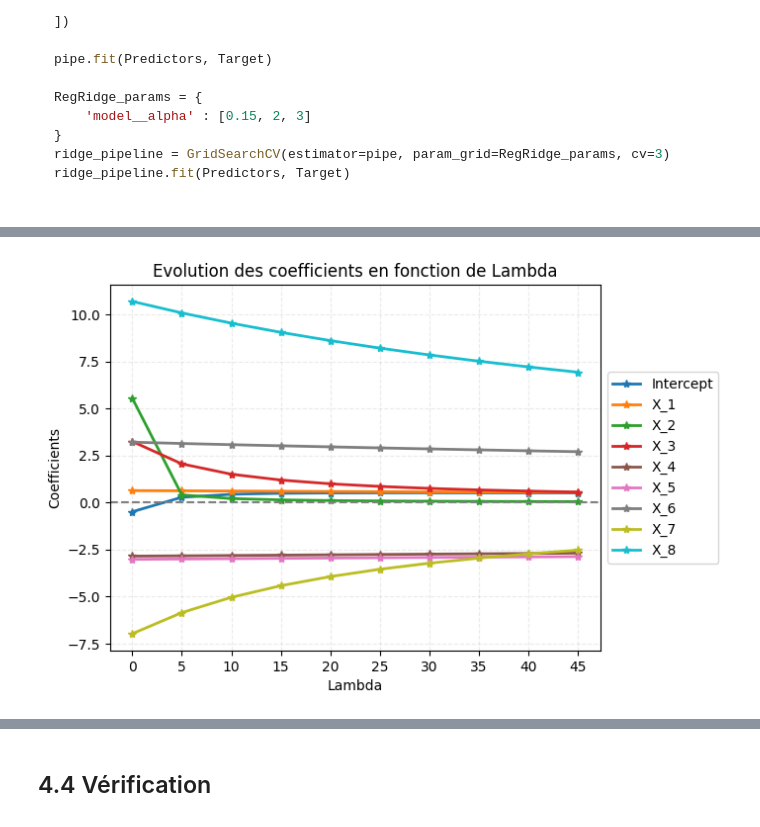
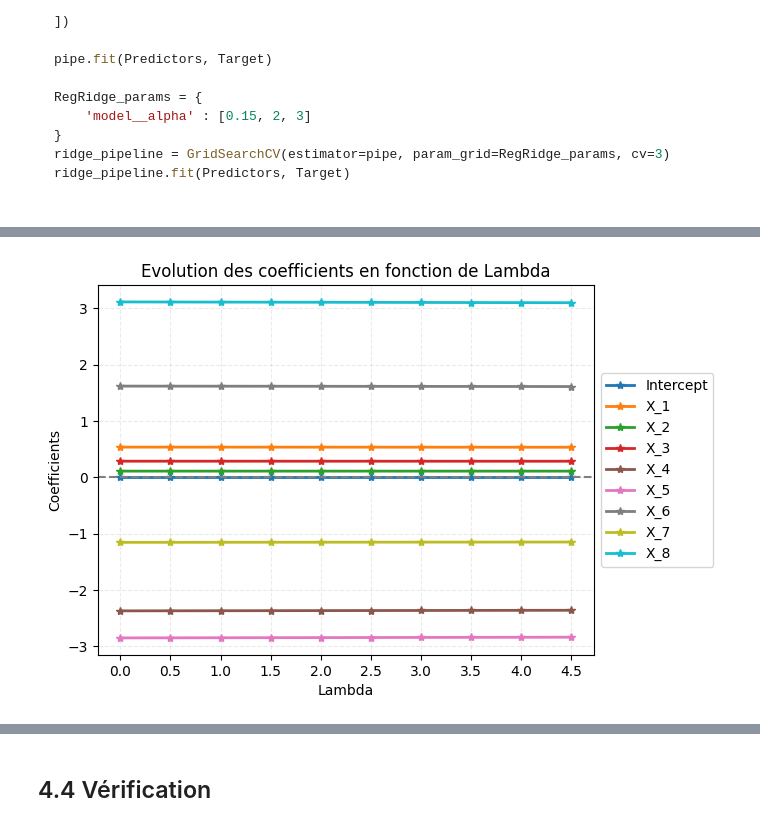
Before and after one commit to beng-one/Simulation-Ridge-Lasso-SRL, a Jupyter notebook: Simulation.ipynb, the cells around one changed output, grey strips where cells are left out. Cells and saved outputs as stored; diff of their text form; code cells hidden in the pictures.

```diff
--- a/Simulation.ipynb
+++ b/Simulation.ipynb
@@ -212,9 +208,9 @@ Target = np.array(data_sample['y']).reshape(-1,1)
 Predictors = data_sample.drop('y', axis=1)
 
 # Variables prédictives standardisées : Ridge et Lasso
-# scaler = StandardScaler()
-# Predictors_scaled_array = scaler.fit_transform(Predictors)
-# Predictors_scaled = pd.DataFrame(Predictors_scaled_array, columns=Predictors.columns)
+scaler = StandardScaler()
+Predictors_scaled_array = scaler.fit_transform(Predictors)
+Predictors_scaled = pd.DataFrame(Predictors_scaled_array, columns=Predictors.columns)
 # %% [markdown]
 # V. Régression
 # %% [markdown]
@@ -279,7 +275,7 @@ CoefPenalisation = 0.15
 # %%
 # Estimation du modèle par Régression Régularisée : Ridge
 RegRidge = Ridge(alpha=CoefPenalisation, fit_intercept=True, random_state=random_state_seed)
-RegRidge.fit(Predictors, Target)
+RegRidge.fit(Predictors_scaled, Target)
 # %% [output]
 Ridge(alpha=0.15, random_state=1980)
 # %% [markdown]
@@ -329,6 +325,6 @@ RegRidge_params = {
 ridge_pipeline = GridSearchCV(estimator=pipe, param_grid=RegRidge_params, cv=3)
 ridge_pipeline.fit(Predictors, Target)
 # %%
-alpha_list = np.arange(start=0, stop=50, step=5)
+alpha_list = np.arange(start=0, stop=5, step=0.5)
 alpha_list
 # %% [output]
@@ -336,4 +332,4 @@ array([ 0,  5, 10, 15, 20, 25, 30, 35, 40, 45])
 # %%
-Summary_ridge_coef = regularized_regressions(Predictors=Predictors, Target=Target, Alpha_list=alpha_list, Intercept=True, Model='ridge', Random_State_Seed=random_state_seed)
+Summary_ridge_coef = regularized_regressions(Predictors=Predictors_scaled, Target=Target, Alpha_list=alpha_list, Intercept=True, Model='ridge', Random_State_Seed=random_state_seed)
 Summary_ridge_coef
 # %% [output]
@@ -362,5 +355,5 @@ plt.savefig(f'{mkdir_graphics}/visualisation_lambda_ridge.png')
 # %%
 # Fonction pour visualiser le retrecissement des coefficients en fonction de lambda
-visualization_shrinking(Summary_ridge_coef)
+visualization_shrinking(Summary_ridge_coef, color_palet='tab10', Model='ridge', SaveOptionPath=mkdir_graphics)
 # %% [output]
-[figure, old version]
+[figure, new version]
```
Also changed, not shown: parts of 25 cells of this notebook, 15 other files.
